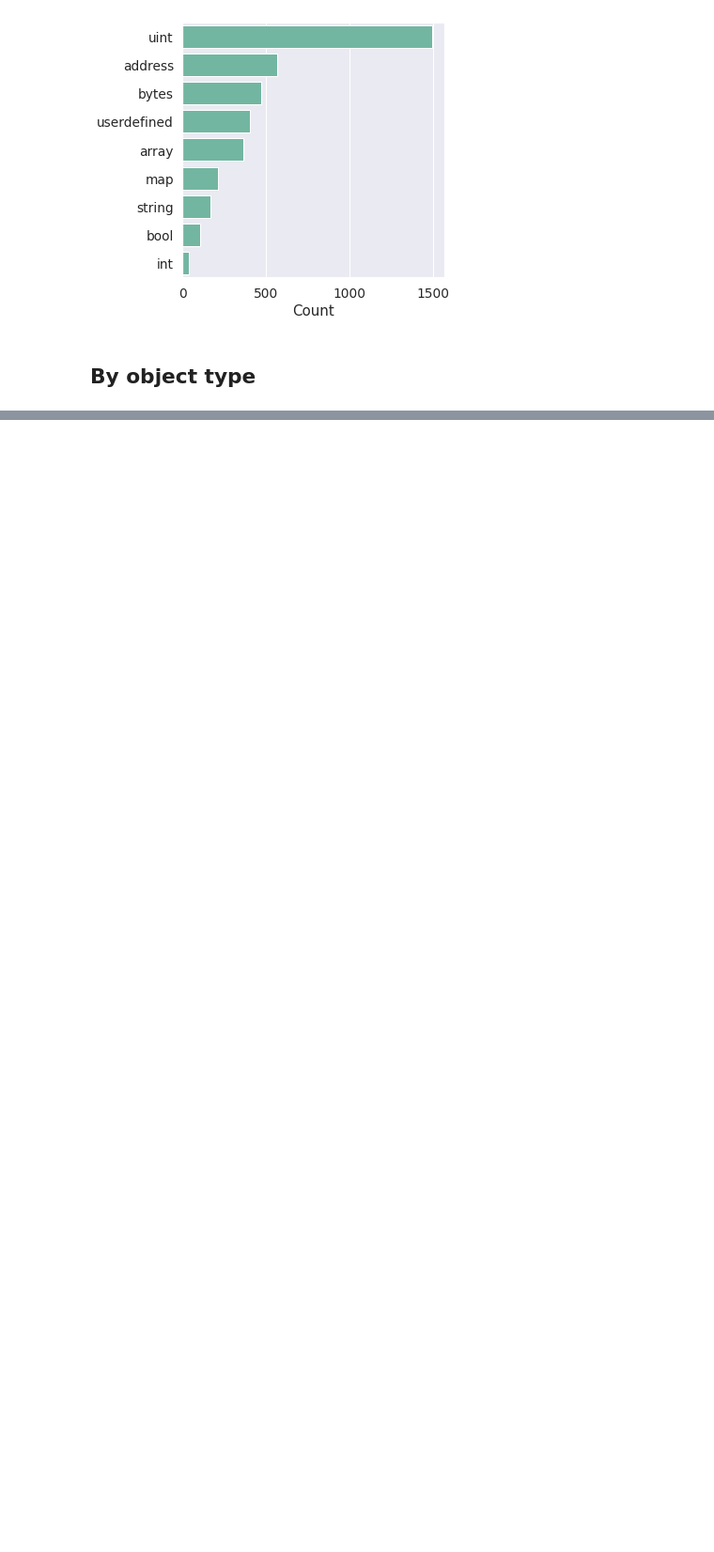
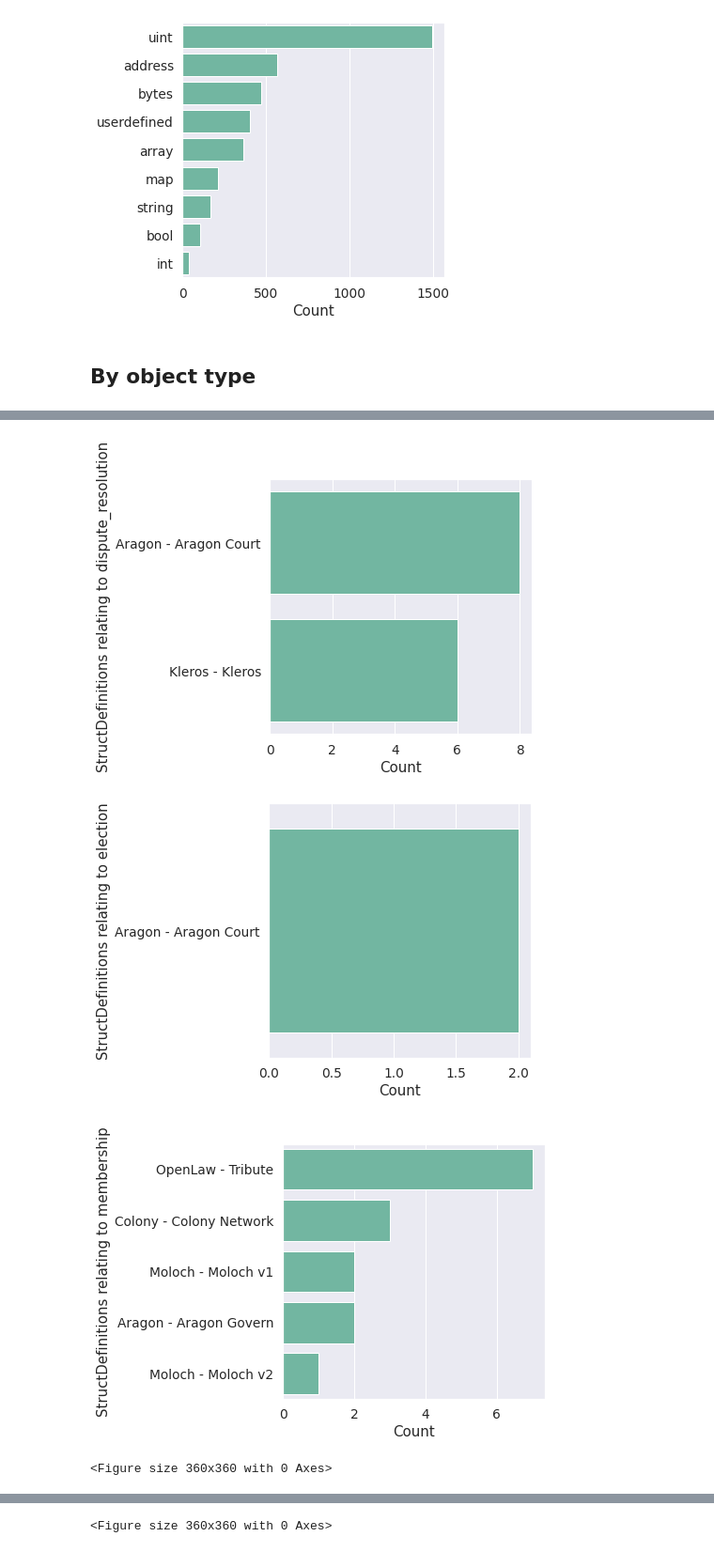
Before and after one commit to notchia/metagov, a Jupyter notebook: governance-surface_factory-contracts.ipynb, the cells around one changed output, grey strips where cells are left out. Shown at 94% size. Saved outputs shown, nothing was run; the diff lists cells and outputs as text; code cells hidden in the pictures; blank space fills up the shorter version.

```diff
--- a/governance-surface_factory-contracts.ipynb
+++ b/governance-surface_factory-contracts.ipynb
@@ -193,3 +207,16 @@ A value is trying to be set on a copy of a slice from a DataFrame
 
 See the caveats in the documentation: https://pandas.pydata.org/pandas-docs/stable/user_guide/indexing.html#returning-a-view-versus-a-copy
   df_init.sort_values(by='project', inplace=True)
+# %%
+for t, df in dfs_by_type.items():
+    if t in ['StructDefinition', 'EnumDefinition']:
+        for kw in KEYWORDS:
+            try:
+                plot_coded_column(df[df[kw] == 1], 'project', label=f'{t}s relating to {kw}')
+            except ValueError:
+                pass # None found
+# %% [output]
+[figure, added]
+[figure, added]
+[figure, added]
+<Figure size 360x360 with 0 Axes>
@@ -195,0 +227 @@ See the caveats in the documentation: https://pandas.pydata.org/pandas-docs/stab
+<Figure size 360x360 with 0 Axes>
```
Also changed, not shown: parts of 14 cells of this notebook.
